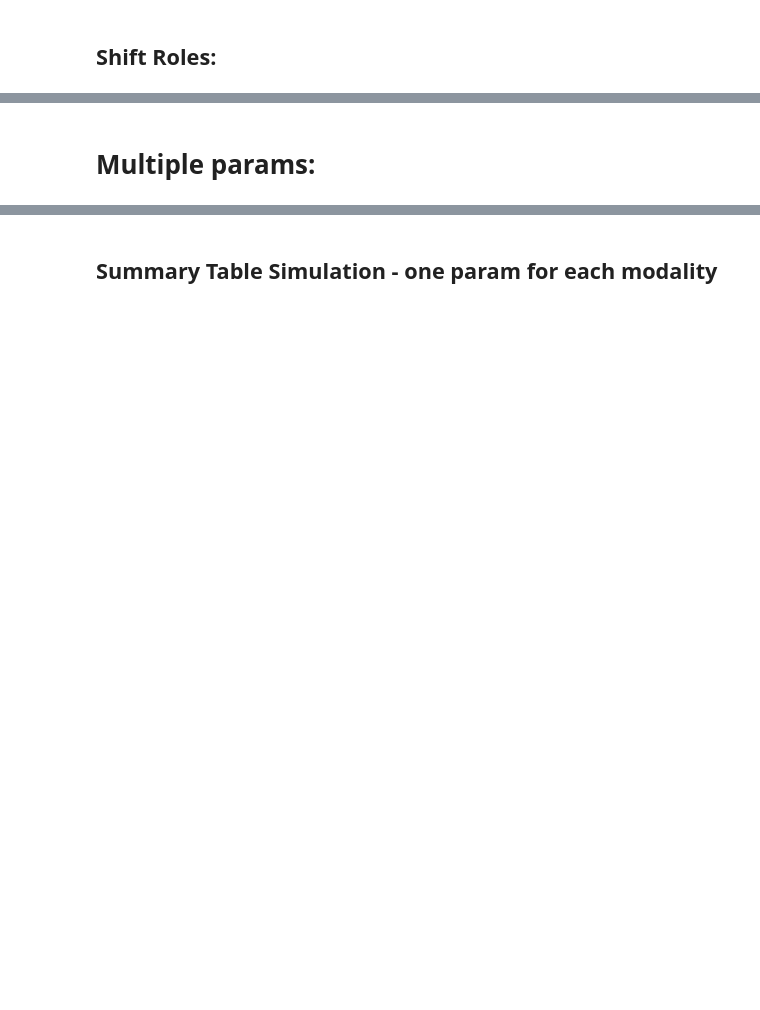
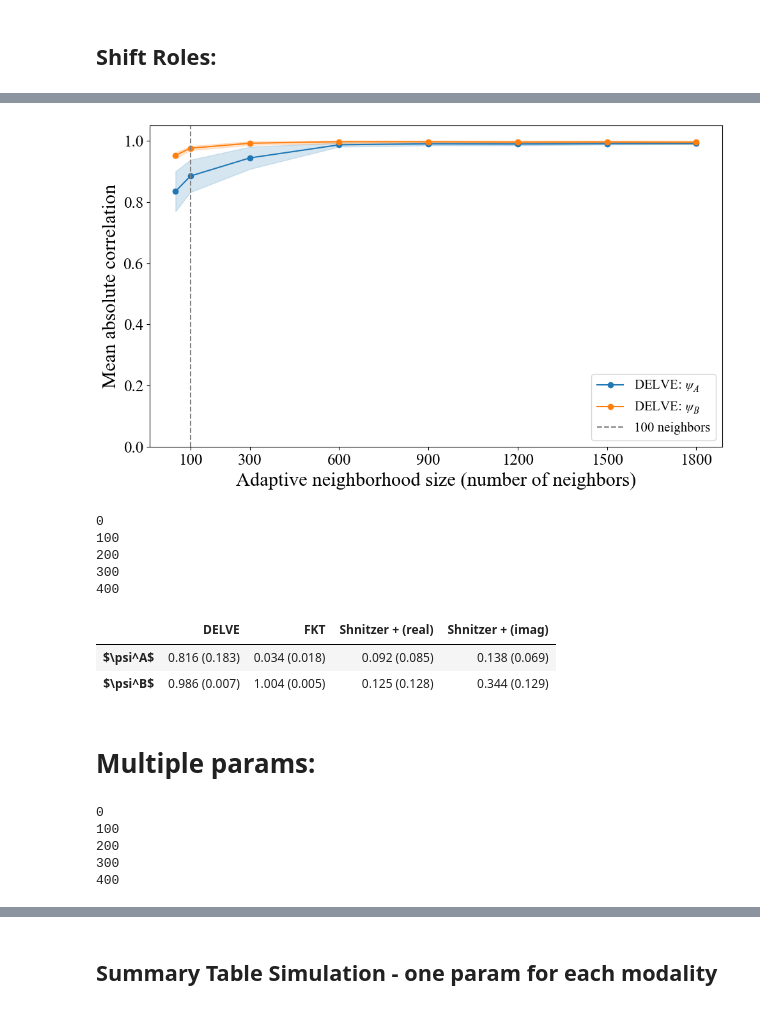
Before and after one commit to ShiraAlon/DELVE, a Jupyter notebook: notebooks/Torus - multimodal.ipynb, the cells around one changed output, grey strips where cells are left out. Cells and saved outputs as stored; diff of their text form; code cells hidden in the pictures; blank space fills up the shorter version.

```diff
--- a/notebooks/Torus - multimodal.ipynb
+++ b/notebooks/Torus - multimodal.ipynb
@@ -110,8 +74,8 @@ A = np.column_stack(((R + r1 * np.cos(y)) * np.cos(x), (R + r1 * np.cos(y)) * np
 B = np.column_stack(((R + r2 * np.cos(z)) * np.cos(x), (R + r2 * np.cos(z)) * np.sin(x), r2 * np.sin(z)))
 # %%
 # Core operators/eigenvectors for all methods on the representative sample
-P1, Q1, K1 = diffusion_map(A, adaptive=1200)
-P2, Q2, K2 = diffusion_map(B, adaptive=1200)
+P1, Q1, K1 = diffusion_map(A, adaptive=400)
+P2, Q2, K2 = diffusion_map(B, adaptive=400)
 
 L1, d1, v1 = LG_sym(K1)
 L2, d2, v2 = LG_sym(K2)
@@ -272,0 +347,36 @@ def torus_corr_switch(R: float, r1: float, r2: float, r3: float, N: int, K: int
+# %%
+fig, ax = plt.subplots(figsize=(10, 6))
+
+for j, label, color in [
+    (0, r"DELVE: $\psi_A$", "tab:blue"),
+    (1, "DELVE: $\psi_B$", "tab:orange"),
+]:
+    scores = acc_torus_switch[:, :, j]
+    means = np.nanmean(scores, axis=1)
+    sds = np.nanstd(scores, axis=1, ddof=1)
+
+    ax.plot(adaptive_values, means, marker="o", color=color, label=label)
+    ax.fill_between(
+        adaptive_values,
+        np.clip(means - sds, 0, 1),
+        np.clip(means + sds, 0, 1),
+        color=color,
+        alpha=0.18,
+    )
+
+ax.axvline(100, color="gray", linestyle="--", linewidth=1.5,
+           label="100 neighbors")
+ax.set_xlabel("Adaptive neighborhood size (number of neighbors)", fontsize=22)
+ax.set_ylabel("Mean absolute correlation", fontsize=22)
+ax.set_xticks([ 100, 300,600, 900, 1200, 1500,1800])
+ax.tick_params(axis="both", labelsize=18)
+ax.legend(fontsize=15)
+ax.set_ylim(0, 1.05)
+fig.tight_layout()
+plt.show()
+
+fig.savefig("torus_adaptive_sensitivity_extended.pdf", bbox_inches="tight")
+
+plt.show()
+# %% [output]
+[figure, added]
@@ -273,13 +507,19 @@ def torus_corr_switch(R: float, r1: float, r2: float, r3: float, N: int, K: int
 # %%
 # Output 2: Tori_summary_table.tex
 C = 500
-acc_torus_switch = np.zeros((C, 8))
+acc_torus_switch = np.zeros((C, 14))
 
 for i in range(C):
-    acc_torus_switch[i, :] = torus_corr_switch(R=10, r1=4, r2=3, r3=2, N=2000, K=1500, k=20)
+    acc_torus_switch[i, :] = torus_corr_switch(R=10, r1=4, r2=3, r3=2, N=2000, K=100, k=20)
 
     if i%100==0:
         print(i)
+# %% [output]
+0
+100
+200
+300
+400
 # %%
 columns = [
     "DELVE y", "DELVE z",
@@ -288,7 +528,7 @@ columns = [
     "FKT y", "FKT z",
 ]
 
-df = pd.DataFrame(np.abs(acc_torus_switch), columns=columns)
+df = pd.DataFrame(np.abs(acc_torus_switch[:,:8]), columns=columns)
 
 summary = pd.DataFrame(
     index=[r"$\psi^A$", r"$\psi^B$"],
@@ -320,6 +560,10 @@ summary.to_latex(
     TABLES_DIR / "tori_theta_switch_summary.tex",
     escape=False,
 )
+# %% [output]
+|  | DELVE | FKT | Shnitzer + (real) | Shnitzer + (imag) |
+| $\psi^A$ | 0.816 (0.183) | 0.034 (0.018) | 0.092 (0.085) | 0.138 (0.069) |
+| $\psi^B$ | 0.986 (0.007) | 1.004 (0.005) | 0.125 (0.128) | 0.344 (0.129) |
 # %% [markdown]
 # Multiple params:
 # %%
@@ -453,7 +697,13 @@ C = 500
 acc_torus_multiple = np.zeros((C, 12))
 
 for i in range(C):
-    acc_torus_multiple[i, :] = torus_corr_multiple(R=10, r1=4, r2=3, r3=2, N=2000, K=1500, k=20)
+    acc_torus_multiple[i, :] = torus_corr_multiple(R=10, r1=4, r2=3, r3=2, N=2000, K=500, k1=200,k2=200)
 
     if i%100==0:
         print(i)
+# %% [output]
+0
+100
+200
+300
+400
```
Also changed, not shown: parts of 13 cells of this notebook.
